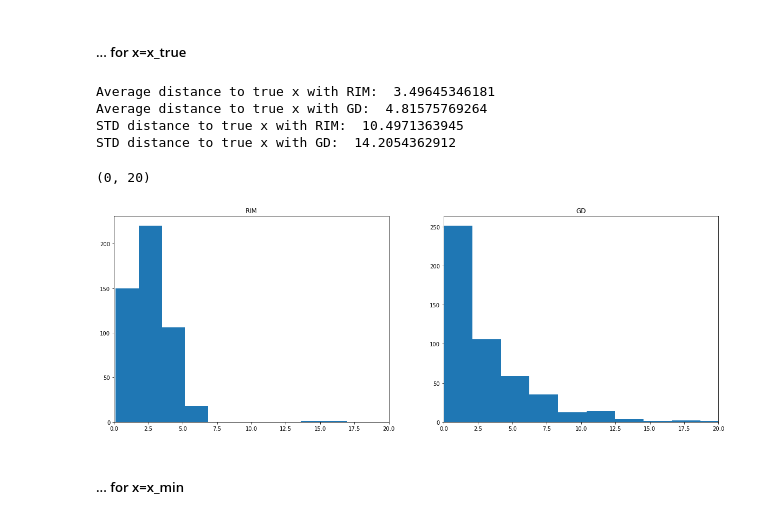
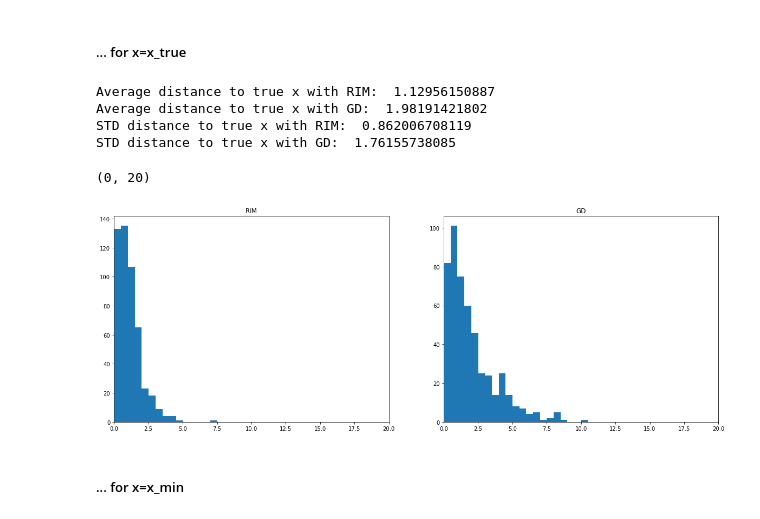
Before and after one commit to artix41/RIM-pytorch, a Jupyter notebook: rim-toy.ipynb, the cells around one changed output. Drawn from its saved outputs; the diff is of its cells as text; code cells hidden in the pictures.

```diff
--- a/rim-toy.ipynb
+++ b/rim-toy.ipynb
@@ -45,5 +45,5 @@ def simulate(x, A, sigma):
 # %%
-A_train = np.array([np.random.uniform(-1, 1, (2,2)) for i in range(size_train)])
+A_train = np.array([generate_A() for i in range(size_train)])
 sigma_train = np.array([np.abs(np.random.uniform(0, 1)) for i in range(size_train)])
 
 X_train = np.array([np.random.uniform(-5, 5, (2,)) for i in range(size_train)])
@@ -51,7 +51,7 @@ Y_train = np.array([simulate(x, A, sigma) for (x, A, sigma) in zip(X_train, A_tr
 X_min_train = np.array([np.linalg.inv(A).dot(y) for (A,y) in zip(A_train,Y_train)])
 X0_train = np.array([x_min + np.random.uniform(-10,10,(2,)) for x_min in X_min_train])
 # %%
-A_test = np.array([np.random.uniform(-1, 1, (2,2)) for i in range(size_test)])
+A_test = np.array([generate_A() for i in range(size_test)])
 sigma_test = np.array([np.abs(np.random.uniform(0, 1)) for i in range(size_test)])
 
 X_test = np.array([np.random.uniform(-5, 5, (2,)) for i in range(size_test)])
@@ -135,7 +136,7 @@ class RIM(nn.Module):
         self.input_size = input_size
         self.hidden_size = hidden_size
         self.time_max = time_max
-        self.rnn = nn.RNN(input_size, hidden_size, batch_first=True, ac)
+        self.rnn = nn.RNN(input_size, hidden_size, batch_first=True)
 
         self.criterion = nn.MSELoss()
         self.optimizer = torch.optim.Adam(self.parameters(), lr=0.01)
@@ -194,7 +195,8 @@ rim = RIM(4,2,time_max_rim)
 # %% [markdown]
 ### Training
 # %%
-nb_epochs = 1
+nb_epochs = 5
+list_losses = []
 for epoch in range(nb_epochs):
     X_train, Y_train, A_train, X0_train, X_min_train, sigma_train = shuffle(X_train, Y_train, A_train,
                                                                             X0_train, X_min_train, sigma_train)
@@ -207,6 +209,7 @@ for epoch in range(nb_epochs):
         X0_batch, A_batch = X0_train[i_begin_batch:i_end_batch], A_train[i_begin_batch:i_end_batch]
         loss_epoch += rim.train_batch(X_batch, Y_batch, X0_batch, A_batch)
     loss_epoch /= (size_train // batch_size)
+    list_losses.append(loss_epoch)
 
     clear_output(wait=True)
     print("Epoch {0}, loss: {1:05f}".format(epoch,loss_epoch))
@@ -262,41 +270,41 @@ Loss: 182.329376
 # %% [markdown]
 ##### ... for x=x_true
 # %%
-binwidth = 1
+binwidth = 0.5
 
 dist_rim = [np.linalg.norm(list_xt_rim[i][-1] - X_test[i]) for i in range(len(X_test))]
 dist_gd = [np.linalg.norm(list_xt_gd[i][-1] - X_test[i]) for i in range(len(X_test))]
 
 mean_rim = np.mean(dist_rim)
 mean_gd = np.mean(dist_gd)
 
 std_rim = np.std(dist_rim)
 std_gd = np.std(dist_gd)
 
 print("Average distance to true x with RIM: ", mean_rim)
 print("Average distance to true x with GD: ", mean_gd)
 
 print("STD distance to true x with RIM: ", std_rim)
 print("STD distance to true x with GD: ", std_gd)
 
 plt.subplot(1,2,1)
 plt.title("RIM")
-# hist = plt.hist(dist_rim, bins=np.arange(min(dist_rim), max(dist_rim) + binwidth, binwidth))
-hist = plt.hist(dist_rim, bins=100)
+hist = plt.hist(dist_rim, bins=np.arange(min(dist_rim), max(dist_rim) + binwidth, binwidth))
+# hist = plt.hist(dist_rim, bins=100)
 plt.xlim(0,20)
 
 plt.subplot(1,2,2)
 plt.title("GD")
-# hist = plt.hist(dist_gd, bins=np.arange(min(dist_gd), max(dist_gd) + binwidth, binwidth))
-hist = plt.hist(dist_gd, bins=100)
+hist = plt.hist(dist_gd, bins=np.arange(min(dist_gd), max(dist_gd) + binwidth, binwidth))
+# hist = plt.hist(dist_gd, bins=100)
 plt.xlim(0,20)
 # %% [output]
-Average distance to true x with RIM:  3.49645346181
-Average distance to true x with GD:  4.81575769264
-STD distance to true x with RIM:  10.4971363945
-STD distance to true x with GD:  14.2054362912
+Average distance to true x with RIM:  1.12956150887
+Average distance to true x with GD:  1.98191421802
+STD distance to true x with RIM:  0.862006708119
+STD distance to true x with GD:  1.76155738085
 (0, 20)
-[figure, old version]
+[figure, new version]
 # %% [markdown]
 ##### ... for x=x_min
 # %%
```
Also changed, not shown: parts of 13 cells of this notebook.
